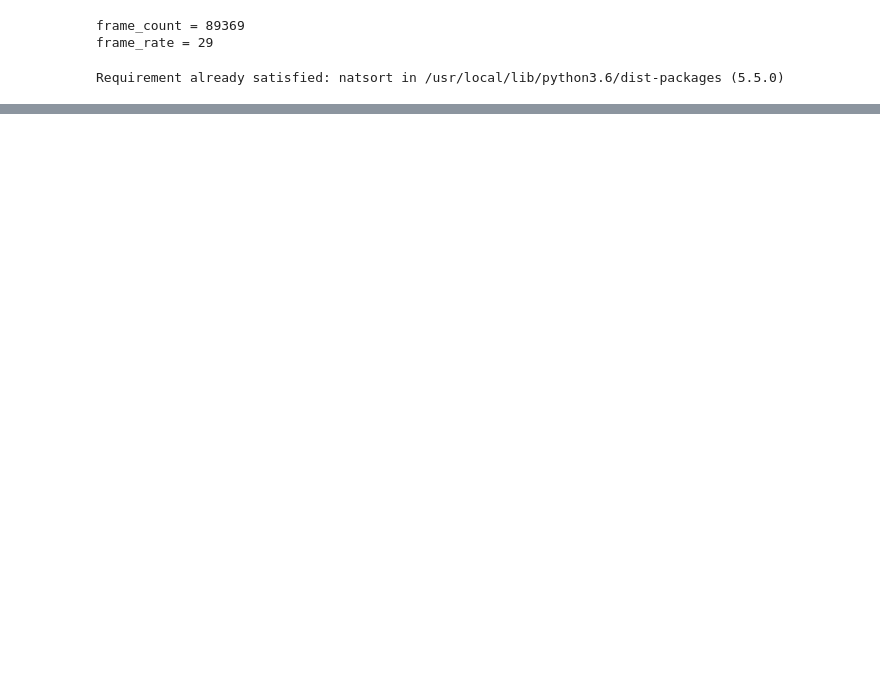
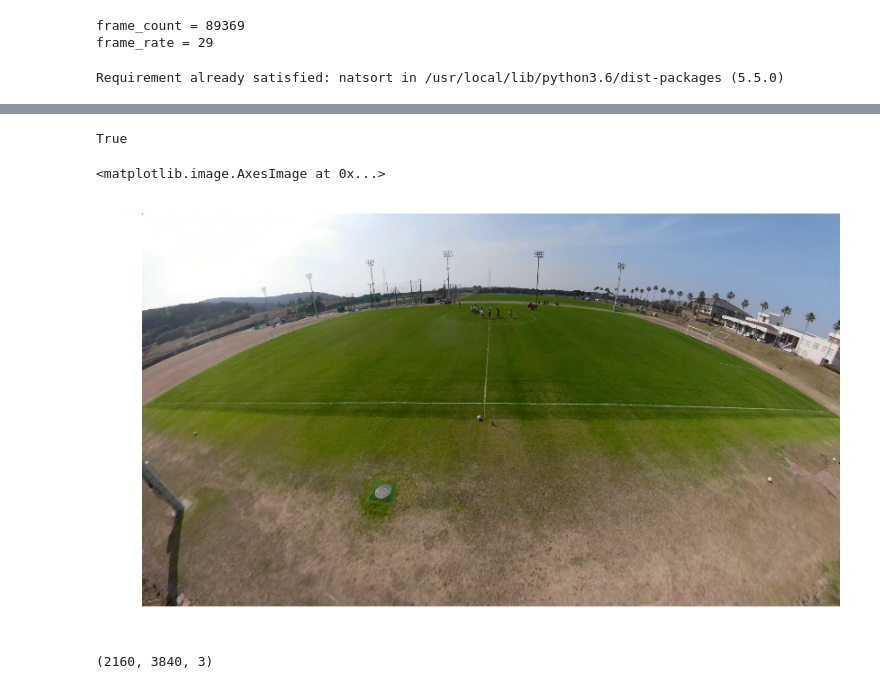
Before and after one commit to taniokah/Sports_Analysis, a Jupyter notebook: OpenCV_Test.ipynb, the cells around one changed output, grey strips where cells are left out. Saved outputs shown, nothing was run; the diff lists cells and outputs as text; code cells hidden in the pictures; blank space fills up the shorter version.

```diff
--- a/OpenCV_Test.ipynb
+++ b/OpenCV_Test.ipynb
@@ -135,0 +220,31 @@ for i in files:
+# %%
+index = 0
+file_name = 'result_' + str(index) + '.png'
+
+epsilon = 0.1*cv2.arcLength(menseki[index][0],True)
+approx = cv2.approxPolyDP(menseki[index][0],epsilon,True)
+
+cv2.drawContours(img, approx, -1,(0, 0, 255),10)
+cv2.imwrite(file_name, img)
+# %% [output]
+True
+# %%
+index = 0
+file_name = 'result_' + str(index) + '.png'
+
+img = cv2.imread(file_name)
+img = cv2.cvtColor(img, cv2.COLOR_BGR2RGB)
+plt.figure(figsize=(10, 10), dpi=100)
+#plt.subplot(height, 1, i + 1)
+plt.axis('off')
+plt.imshow(img) #表示
+# %% [output]
+<matplotlib.image.AxesImage at 0x...>
+[figure, added]
+# %%
+print(img.shape)
+
+#perspective1 = np.float32([[0, 0],[1654, 0],[1654, 2340],[0, 2340]])
+#perspective2 = np.float32([[0, 0],[1654, 0],[1654, 2340],[0, 2340]])
+# %% [output]
+(2160, 3840, 3)
```
Also changed, not shown: parts of 13 cells of this notebook.
